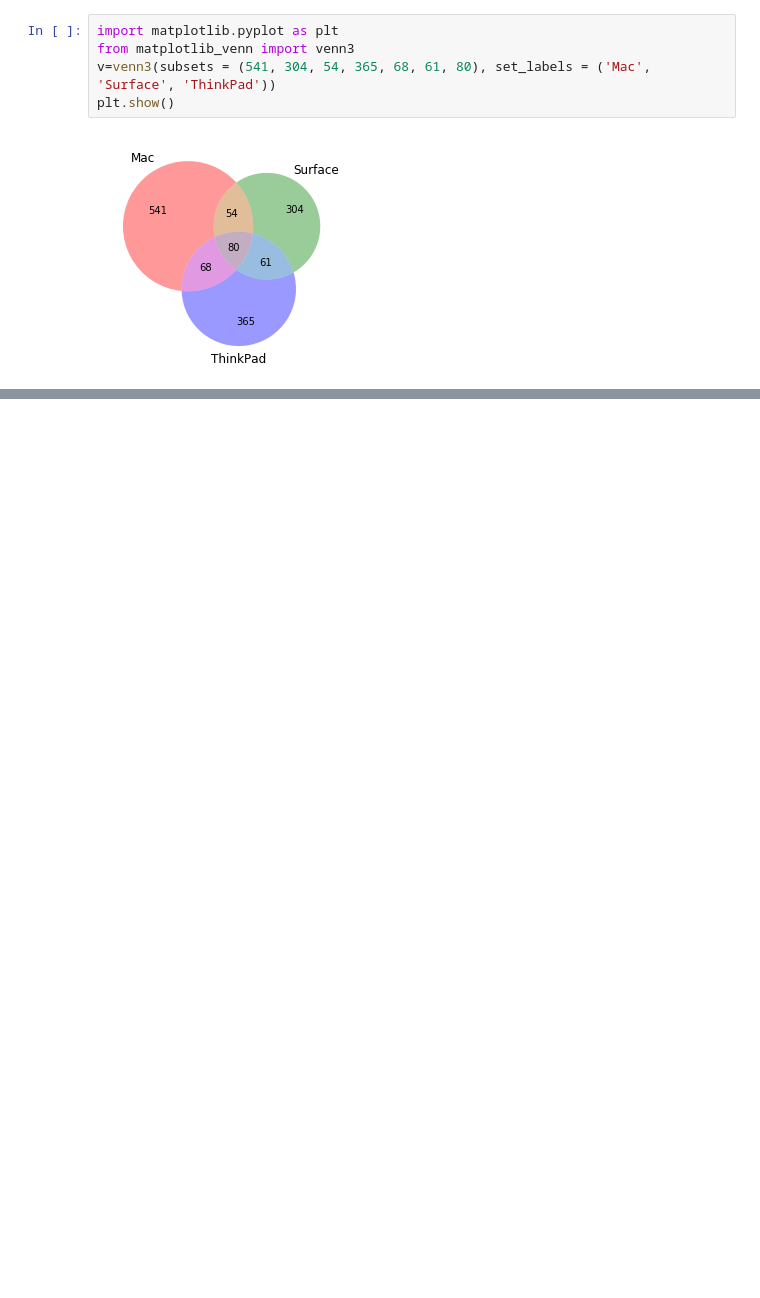
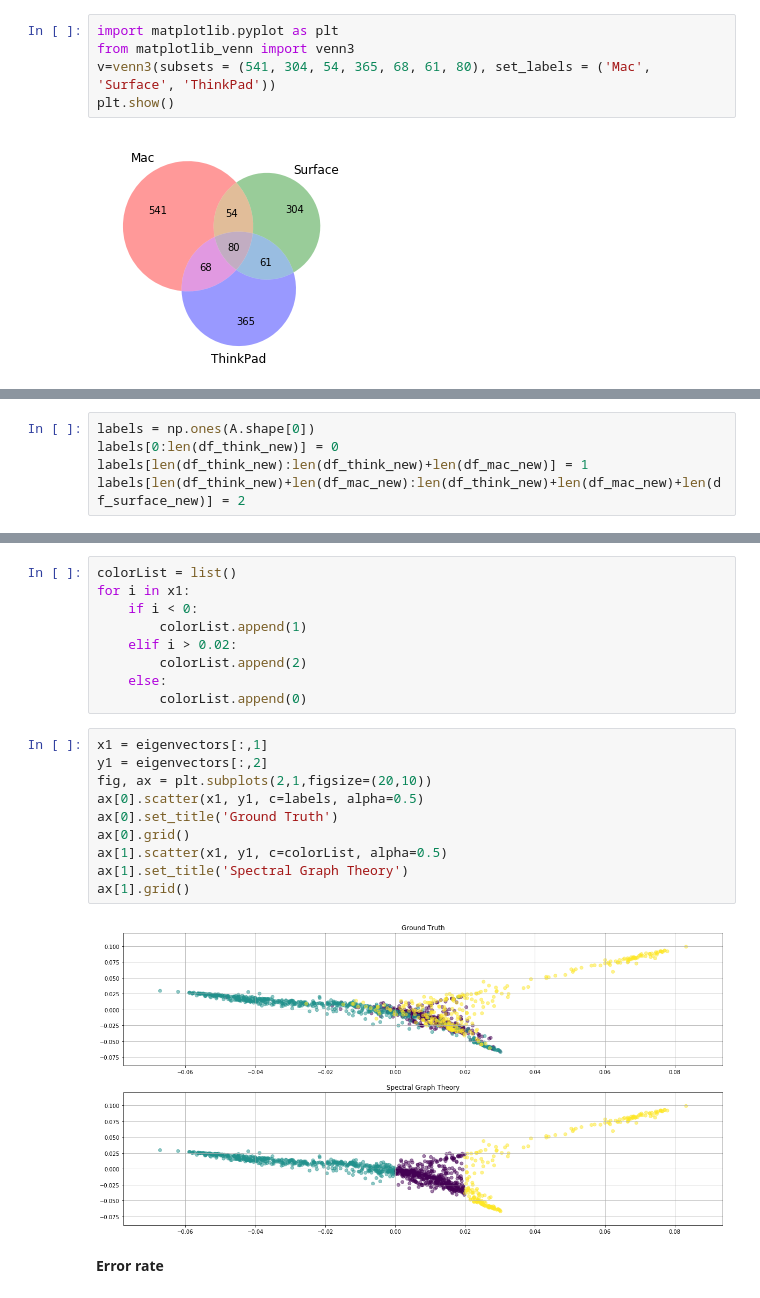
Before and after one commit to xiangzhemeng/Amazon-Electronic-Product-Network-Analysis, a Jupyter notebook: project main notebook.ipynb, the cells around one changed output, grey strips where cells are left out. Drawn from its saved outputs; the diff is of its cells as text; blank space fills up the shorter version.

```diff
--- a/project main notebook.ipynb
+++ b/project main notebook.ipynb
@@ -731,0 +857,5 @@ Now, we have 541 Mac, 438 Surface, 494 ThinkPad.
+# %%
+labels = np.ones(A.shape[0])
+labels[0:len(df_think_new)] = 0
+labels[len(df_think_new):len(df_think_new)+len(df_mac_new)] = 1
+labels[len(df_think_new)+len(df_mac_new):len(df_think_new)+len(df_mac_new)+len(df_surface_new)] = 2
@@ -731,0 +864,23 @@ Now, we have 541 Mac, 438 Surface, 494 ThinkPad.
+# %%
+colorList = list()
+for i in x1:
+    if i < 0:
+        colorList.append(1)
+    elif i > 0.02:
+        colorList.append(2)
+    else:
+        colorList.append(0)
+# %%
+x1 = eigenvectors[:,1]
+y1 = eigenvectors[:,2]
+fig, ax = plt.subplots(2,1,figsize=(20,10))
+ax[0].scatter(x1, y1, c=labels, alpha=0.5)
+ax[0].set_title('Ground Truth')
+ax[0].grid()
+ax[1].scatter(x1, y1, c=colorList, alpha=0.5)
+ax[1].set_title('Spectral Graph Theory')
+ax[1].grid()
+# %% [output]
+[figure, added]
+# %% [markdown]
+**Error rate**
```
Also changed, not shown: parts of 71 cells of this notebook.
